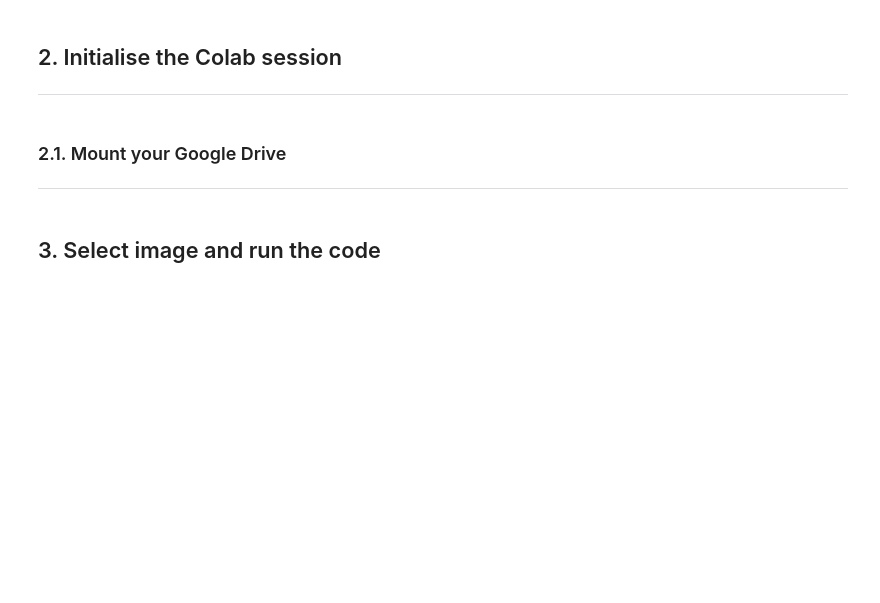
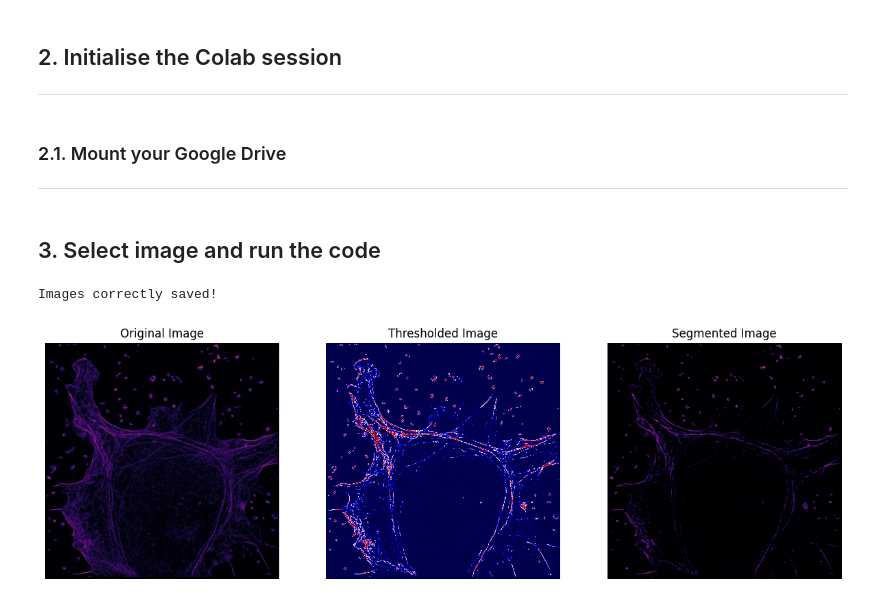
Before and after one commit to IvanHCenalmor/DL4MicEverywhere_Example, a Jupyter notebook: MyCoolNotebook.ipynb, the cells around one changed output. Cells and saved outputs as stored; diff of their text form; code cells hidden in the pictures; blank space fills up the shorter version.

```diff
--- a/MyCoolNotebook.ipynb
+++ b/MyCoolNotebook.ipynb
@@ -24,12 +24,18 @@ def normalize(img):
     # Normalize input image to be between 0 and 1
     return (img - np.min(img)) / (np.max(img) - np.min(img) + 1e-10)
 
-def threshold(img, threshold=0.5):
+def threshold(img, threshold=0.5, lower_values=True):
     # Threshold input image
-    return (img > threshold) * 1 # To be numeric
+    if lower_values:
+        return (img > threshold) * 1 # To be numeric
+    else:
+        return (img < threshold) * 1 # To be numeric
 
 def filter(img, mask):
     # Apply mask to input image
     return img * mask
 
+# Variable to avoid reloading the same image
+old_image_path = ""
+
 print("Dependencies correctly loaded!")
@@ -63,6 +71,9 @@ Image_path = check_base_path(base_path, Image_path)
 
 #@markdown ###Threshold:
 Threshold = 0.2 #@param {type:"slider", min:0.0, max:1.0, step:0.01}
+
+#@markdown ###Values lower than the threshold:
+Lower_values = False # @param {type:"boolean"}
 
 #@markdown ###Saving path:
 #@markdown Folder to store the mask and segmented images.
@@ -75,38 +86,43 @@ os.makedirs(Saving_path, exist_ok=True)
 
 #####
 
-# Read the input image
-im = imageio.imread(Image_path)
+# Read the input image if it is not the same as the previous one
+if Image_path != old_image_path:
+    old_image_path = Image_path
+    im = imageio.imread(Image_path)
 
 # Normalize the image
 norm_im = normalize(im)
 
 # Threshold the image
-thresholded_img = threshold(norm_im, threshold=Threshold)
+thresholded_img = threshold(norm_im, threshold=Threshold, lower_values=Lower_values)
 
 # Segmented image
-segmented_img = filter(im, thresholded_img)
+segmented_img = filter(img=im, mask=thresholded_img)
 
 # Save the results
 imageio.imwrite(os.path.join(Saving_path, 'mask.tif'), thresholded_img)
 imageio.imwrite(os.path.join(Saving_path, 'segmented.tif'), segmented_img)
 print("Images correctly saved!\n")
 
 #####
 
 # Plot the images
 fig, ax = plt.subplots(1,3,figsize=(15, 10))
 
 ax[0].imshow(im, 'inferno')
 ax[0].set_axis_off()
 ax[0].set_title('Original Image')
 
 ax[1].imshow(thresholded_img,'seismic')
 ax[1].set_axis_off()
 ax[1].set_title('Thresholded Image')
 
 ax[2].imshow(segmented_img, 'inferno')
 ax[2].set_axis_off()
 ax[2].set_title('Segmented Image')
 
 plt.show();
+# %% [output]
+Images correctly saved!
+[figure, added]
```
Also changed, not shown: parts of 1 cell of this notebook, 1 other file.
